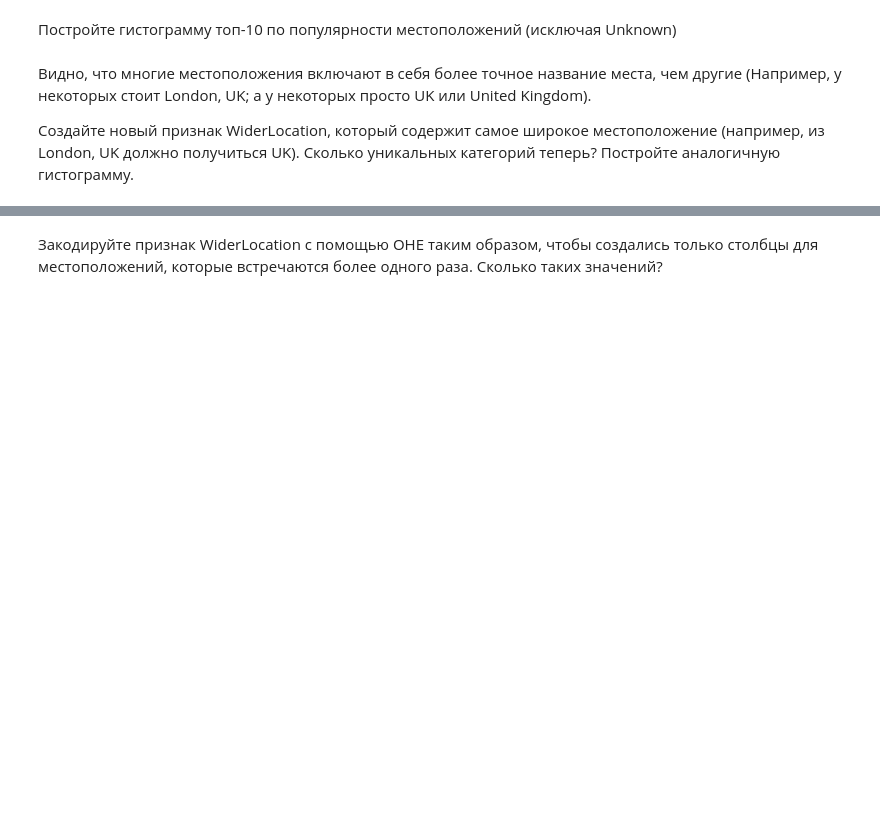
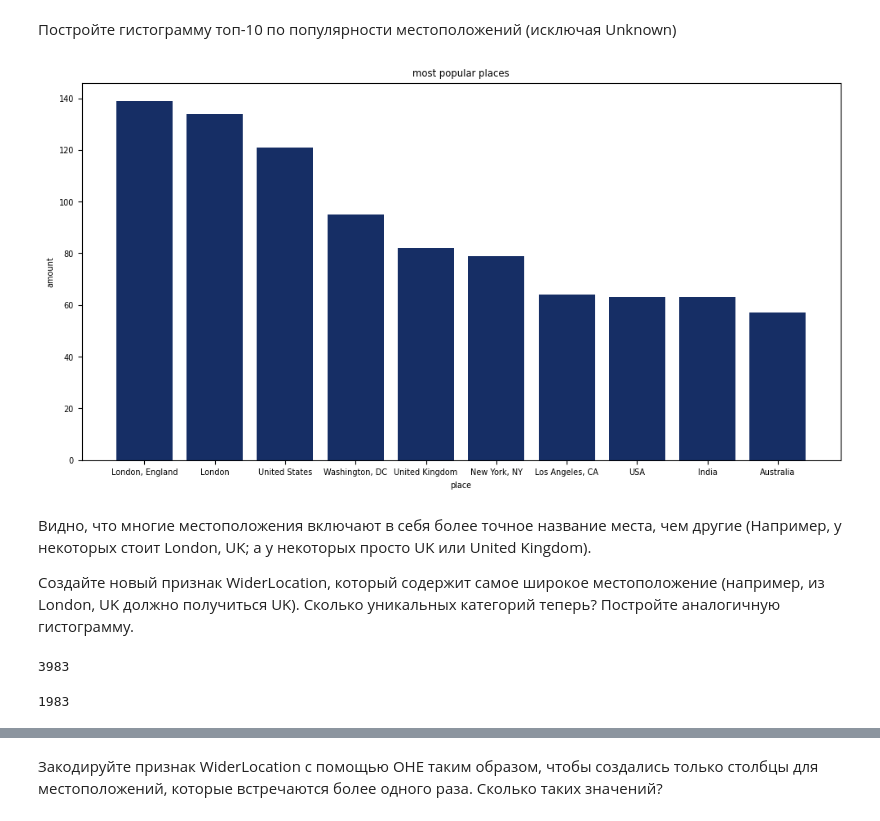
Before and after one commit to Melekh11/ida_hv, a Jupyter notebook: sem11/hw06_texts.ipynb, the cells around one changed output, grey strips where cells are left out. Saved outputs shown, nothing was run; the diff lists cells and outputs as text; code cells hidden in the pictures; blank space fills up the shorter version.

```diff
--- a/sem11/hw06_texts.ipynb
+++ b/sem11/hw06_texts.ipynb
@@ -884,0 +1003,3 @@ ax.legend(handles=[red_patch, blue_patch])
+# %%
+locations = X_test["Location"].value_counts()
+locations
@@ -884,0 +1035,3 @@ ax.legend(handles=[red_patch, blue_patch])
+# %%
+locations = locations.drop(index=["unknown"])
+locations
@@ -889,3 +1054,23 @@ ax.legend(handles=[red_patch, blue_patch])
+# %%
+import matplotlib.pyplot as plt
+
+plt.rcParams.update({'font.size': 7})
+
+labels = locations.head(10).index
+values = locations.head(10).values
+
+x_linspace = np.arange(len(labels))
+
+fig, ax = plt.subplots(figsize=(12, 6))
+
+ax.bar(labels, values, color=blue_c)
+ax.set_ylabel('amount')
+ax.set_xlabel("place")
+ax.set_title('most popular places')
+
+fig.show()
+# %% [output]
+[figure, added]
 # %% [markdown]
 Видно, что многие местоположения включают в себя более точное название места, чем другие (Например, у некоторых стоит London, UK; а у некоторых просто UK или United Kingdom).
 
@@ -894,0 +1078,32 @@ ax.legend(handles=[red_patch, blue_patch])
+# %%
+display(len(X_test["Location"].value_counts()))
+
+X_test['WiderLocation'] = (
+    df['Location']
+    .str.split(',')
+    .str[-1]
+    .str.split()
+    .apply(lambda x:       # а тут добавил такое
+           x[0]
+           if len(x) == 1  # если пункт из одного слова - пусть
+           else "".join(w[0].upper() for w in x)  # если слов много, сделай join их первых букв
+    )
+)
+
+X_train['WiderLocation'] = (
+    df['Location']
+    .str.split(',')
+    .str[-1]
+    .str.split()
+    .apply(lambda x:
+           x[0]
+           if len(x) == 1
+           else "".join(w[0].upper() for w in x)
+    )
+)
+
+
+len(X_test["WiderLocation"].value_counts())
+# %% [output]
+3983
+1983
```
Also changed, not shown: parts of 64 cells of this notebook, 1 other file.
